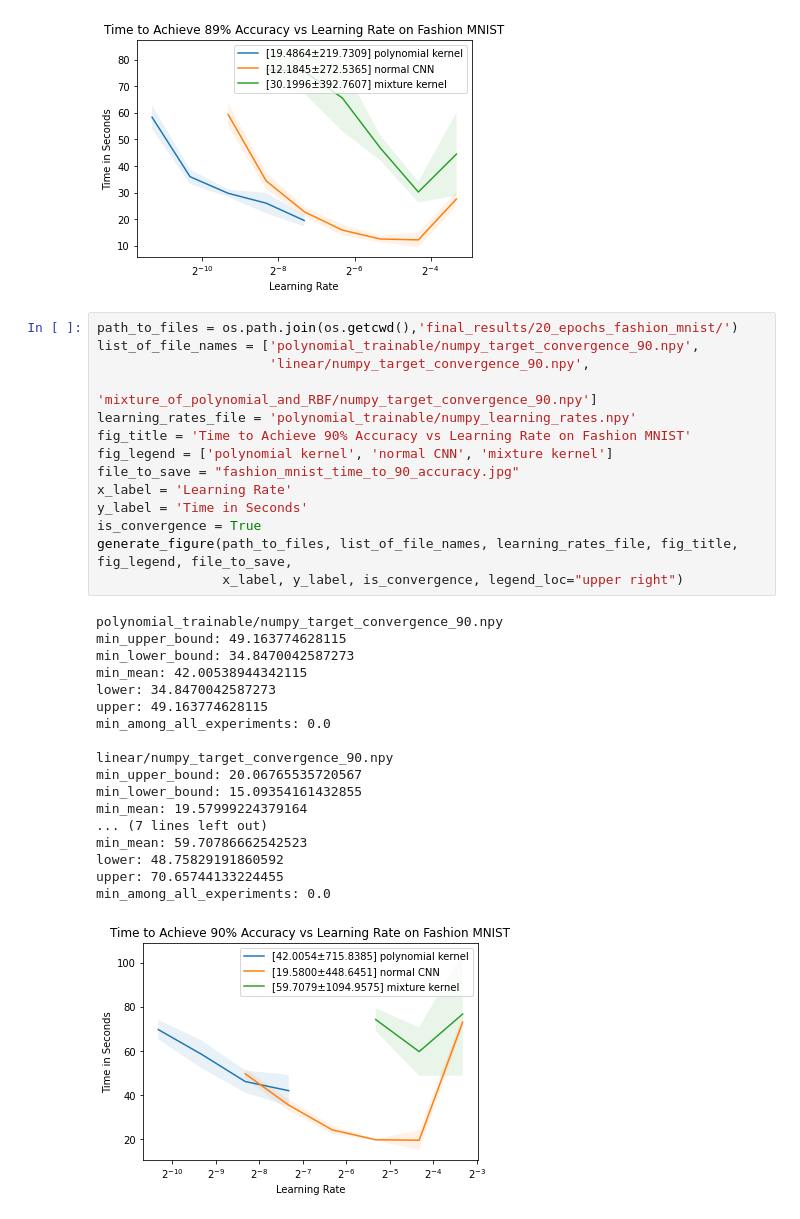
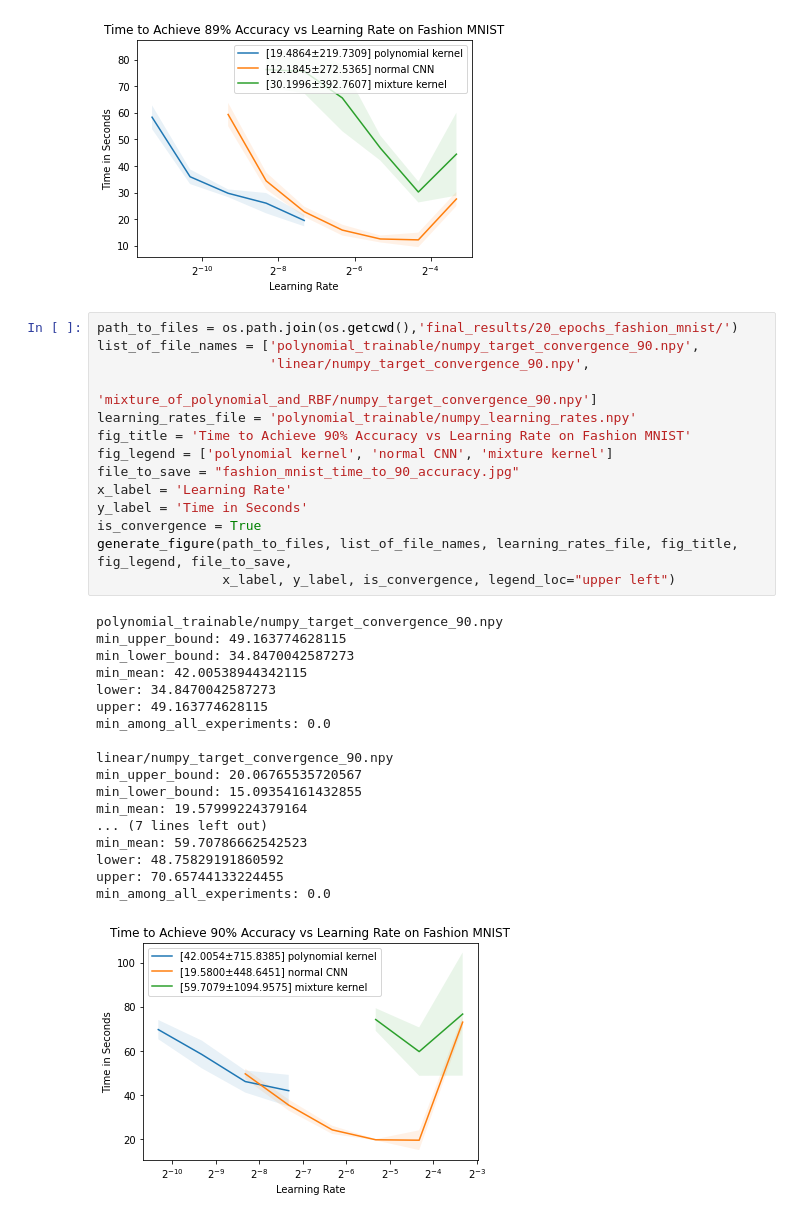
Before and after one commit to NickPerezCarletonUniversity/Kervolution, a Jupyter notebook: Create_Plots.ipynb, the cells around one changed output. Drawn from its saved outputs; the diff is of its cells as text.

Commit message:
changed location of legend in one picture

```diff
--- a/Create_Plots.ipynb
+++ b/Create_Plots.ipynb
@@ -445,32 +445,32 @@ min_among_all_experiments: 0.0
 path_to_files = os.path.join(os.getcwd(),'final_results/20_epochs_fashion_mnist/')
 list_of_file_names = ['polynomial_trainable/numpy_target_convergence_90.npy',
                       'linear/numpy_target_convergence_90.npy',
                       'mixture_of_polynomial_and_RBF/numpy_target_convergence_90.npy']
 learning_rates_file = 'polynomial_trainable/numpy_learning_rates.npy'
 fig_title = 'Time to Achieve 90% Accuracy vs Learning Rate on Fashion MNIST'
 fig_legend = ['polynomial kernel', 'normal CNN', 'mixture kernel']
 file_to_save = "fashion_mnist_time_to_90_accuracy.jpg"
 x_label = 'Learning Rate'
 y_label = 'Time in Seconds'
 is_convergence = True
 generate_figure(path_to_files, list_of_file_names, learning_rates_file, fig_title, fig_legend, file_to_save,
-                x_label, y_label, is_convergence, legend_loc="upper right")
+                x_label, y_label, is_convergence, legend_loc="upper left")
 # %% [output]
 polynomial_trainable/numpy_target_convergence_90.npy
 min_upper_bound: 49.163774628115
 min_lower_bound: 34.8470042587273
 min_mean: 42.00538944342115
 lower: 34.8470042587273
 upper: 49.163774628115
 min_among_all_experiments: 0.0
 
 linear/numpy_target_convergence_90.npy
 min_upper_bound: 20.06765535720567
 min_lower_bound: 15.09354161432855
 min_mean: 19.57999224379164
 ... (7 lines left out)
 min_mean: 59.70786662542523
 lower: 48.75829191860592
 upper: 70.65744133224455
 min_among_all_experiments: 0.0
-[figure, old version]
+[figure, new version]
```
Also changed, not shown: 1 other file.
